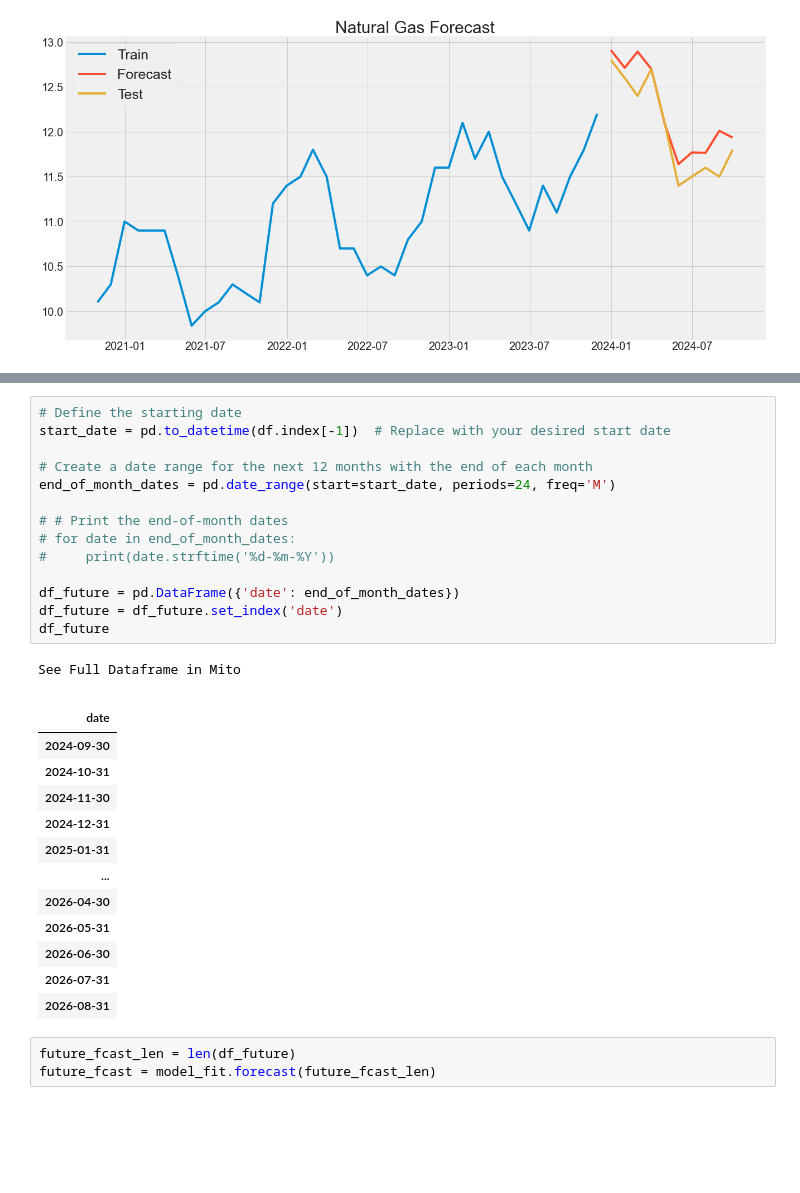
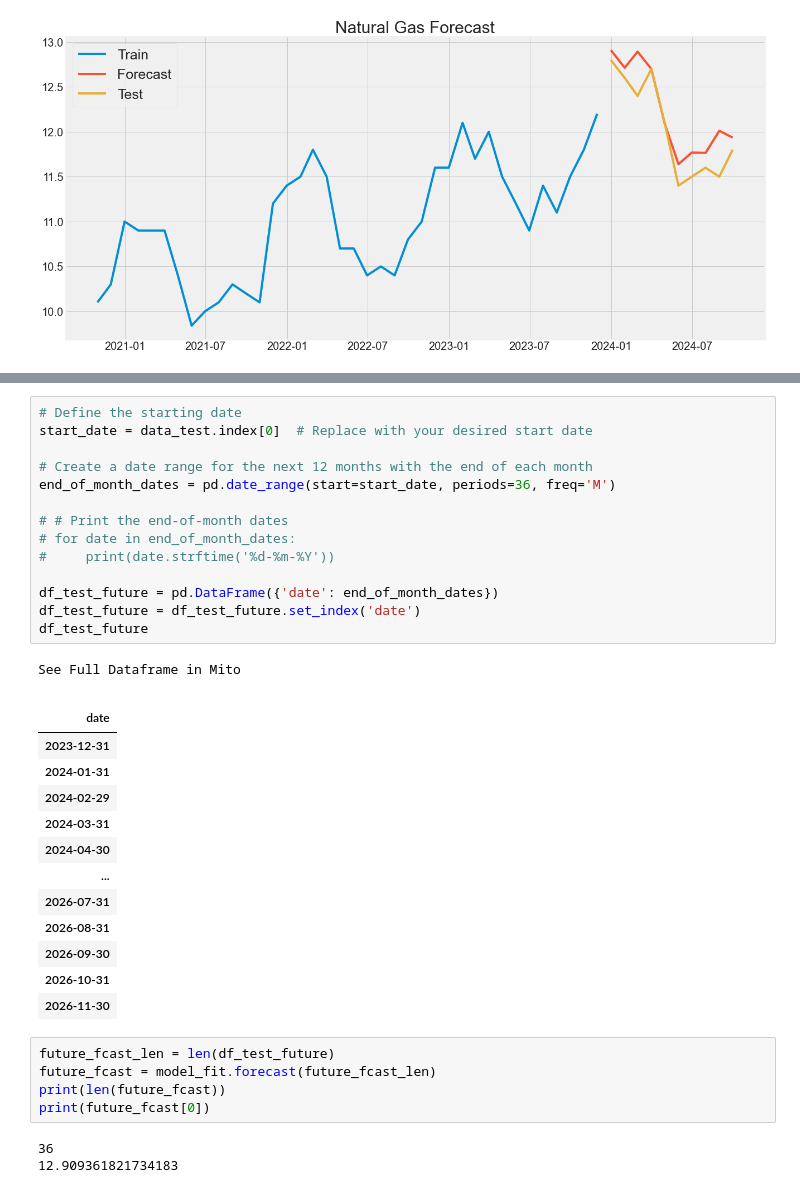
Before and after one commit to arjundoshi221/JPMC_Quant_Research, a Jupyter notebook: task1/code/timeseries.ipynb, the cells around one changed output, grey strips where cells are left out. Saved outputs shown, nothing was run; the diff lists cells and outputs as text; blank space fills up the shorter version.

```diff
--- a/task1/code/timeseries.ipynb
+++ b/task1/code/timeseries.ipynb
@@ -201,35 +204,40 @@ Mean Absolute Error: 0.2042608834015148
 # %%
 # Define the starting date
-start_date = pd.to_datetime(df.index[-1])  # Replace with your desired start date
+start_date = data_test.index[0]  # Replace with your desired start date
 
 # Create a date range for the next 12 months with the end of each month
-end_of_month_dates = pd.date_range(start=start_date, periods=24, freq='M')
+end_of_month_dates = pd.date_range(start=start_date, periods=36, freq='M')
 
 # # Print the end-of-month dates
 # for date in end_of_month_dates:
 #     print(date.strftime('%d-%m-%Y'))
 
-df_future = pd.DataFrame({'date': end_of_month_dates})
-df_future = df_future.set_index('date')
-df_future
+df_test_future = pd.DataFrame({'date': end_of_month_dates})
+df_test_future = df_test_future.set_index('date')
+df_test_future
 # %% [output]
 See Full Dataframe in Mito
 |  |
 | date |
-| 2024-09-30 |
-| 2024-10-31 |
-| 2024-11-30 |
-| 2024-12-31 |
-| 2025-01-31 |
+| 2023-12-31 |
+| 2024-01-31 |
+| 2024-02-29 |
+| 2024-03-31 |
+| 2024-04-30 |
 | ... |
-| 2026-04-30 |
-| 2026-05-31 |
-| 2026-06-30 |
 | 2026-07-31 |
 | 2026-08-31 |
+| 2026-09-30 |
+| 2026-10-31 |
+| 2026-11-30 |
 # %%
-future_fcast_len = len(df_future)
+future_fcast_len = len(df_test_future)
 future_fcast = model_fit.forecast(future_fcast_len)
+print(len(future_fcast))
+print(future_fcast[0])
+# %% [output]
+36
+12.909361821734183
 # %%
 import matplotlib.pyplot as plt
 
```
Also changed, not shown: parts of 9 cells of this notebook, 6 other files.
